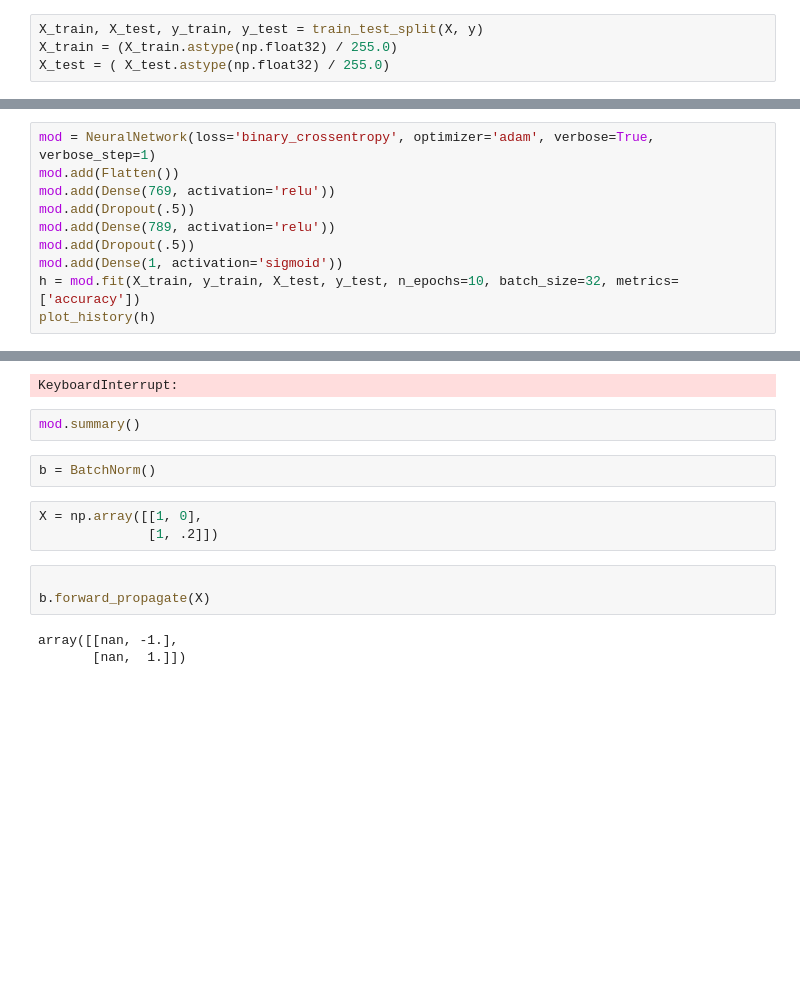
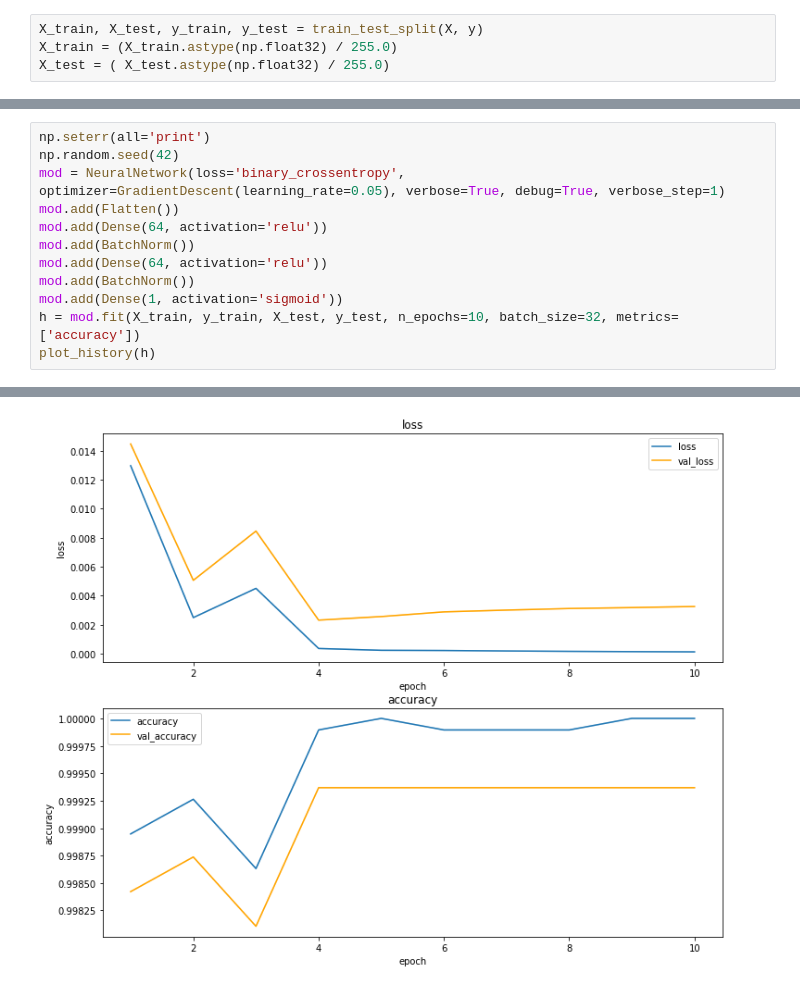
Before and after one commit to ptyshevs/multilayer_perceptron, a Jupyter notebook: tests_perfomance/mnist01_bnorm.ipynb, the cells around one changed output, grey strips where cells are left out. Drawn from its saved outputs; the diff is of its cells as text; blank space fills up the shorter version.

```diff
--- a/tests_perfomance/mnist01_bnorm.ipynb
+++ b/tests_perfomance/mnist01_bnorm.ipynb
@@ -21,10 +43,12 @@ X_test = ( X_test.astype(np.float32) / 255.0)
 # %%
-mod = NeuralNetwork(loss='binary_crossentropy', optimizer='adam', verbose=True, verbose_step=1)
+np.seterr(all='print')
+np.random.seed(42)
+mod = NeuralNetwork(loss='binary_crossentropy', optimizer=GradientDescent(learning_rate=0.05), verbose=True, debug=True, verbose_step=1)
 mod.add(Flatten())
-mod.add(Dense(769, activation='relu'))
-mod.add(Dropout(.5))
-mod.add(Dense(789, activation='relu'))
-mod.add(Dropout(.5))
+mod.add(Dense(64, activation='relu'))
+mod.add(BatchNorm())
+mod.add(Dense(64, activation='relu'))
+mod.add(BatchNorm())
 mod.add(Dense(1, activation='sigmoid'))
 h = mod.fit(X_train, y_train, X_test, y_test, n_epochs=10, batch_size=32, metrics=['accuracy'])
 plot_history(h)
@@ -33,14 +66 @@ plot_history(h)
-KeyboardInterrupt:
+[figure, added]
-# %%
-mod.summary()
-# %%
-b = BatchNorm()
-# %%
-X = np.array([[1, 0],
-              [1, .2]])
-# %%
-
-b.forward_propagate(X)
-# %% [output]
-array([[nan, -1.],
-       [nan,  1.]])
```
Also changed, not shown: parts of 3 cells of this notebook, 10 other files.
